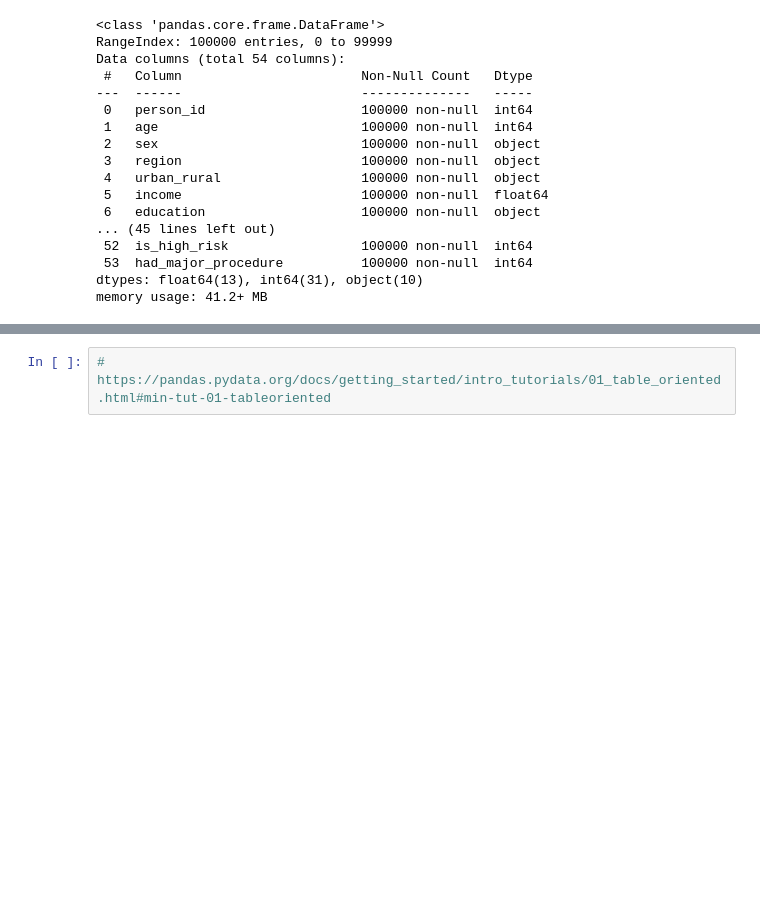
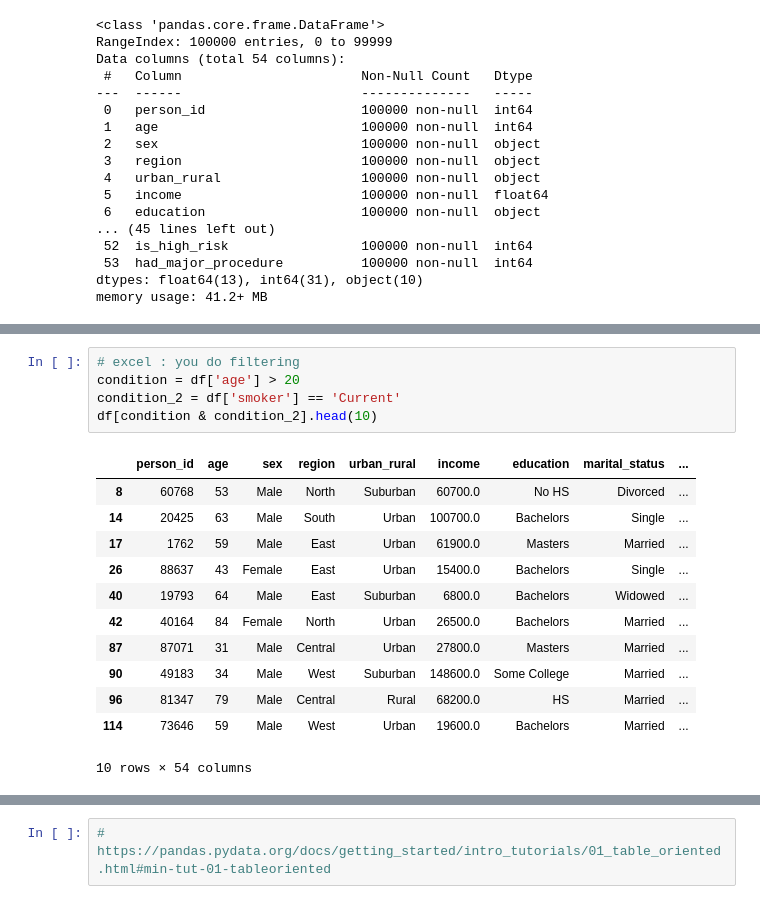
Before and after one commit to rahul8879/data_science_evng, a Jupyter notebook: 02_Data_analysis/01_Pandas_intorudction.ipynb, the cells around one changed output, grey strips where cells are left out. Cells and saved outputs as stored; diff of their text form; blank space fills up the shorter version.

```diff
--- a/02_Data_analysis/01_Pandas_intorudction.ipynb
+++ b/02_Data_analysis/01_Pandas_intorudction.ipynb
@@ -83,0 +119,18 @@ df['marital_status'].value_counts().plot(kind='bar')
+# %%
+# excel : you do filtering
+condition = df['age'] > 20
+condition_2 = df['smoker'] == 'Current'
+df[condition & condition_2].head(10)
+# %% [output]
+|  | person_id | age | sex | region | urban_rural | income | education | marital_status | ... |
+| 8 | 60768 | 53 | Male | North | Suburban | 60700.0 | No HS | Divorced | ... |
+| 14 | 20425 | 63 | Male | South | Urban | 100700.0 | Bachelors | Single | ... |
+| 17 | 1762 | 59 | Male | East | Urban | 61900.0 | Masters | Married | ... |
+| 26 | 88637 | 43 | Female | East | Urban | 15400.0 | Bachelors | Single | ... |
+| 40 | 19793 | 64 | Male | East | Suburban | 6800.0 | Bachelors | Widowed | ... |
+| 42 | 40164 | 84 | Female | North | Urban | 26500.0 | Bachelors | Married | ... |
+| 87 | 87071 | 31 | Male | Central | Urban | 27800.0 | Masters | Married | ... |
+| 90 | 49183 | 34 | Male | West | Suburban | 148600.0 | Some College | Married | ... |
+| 96 | 81347 | 79 | Male | Central | Rural | 68200.0 | HS | Married | ... |
+| 114 | 73646 | 59 | Male | West | Urban | 19600.0 | Bachelors | Married | ... |
+10 rows × 54 columns
```
Also changed, not shown: parts of 20 cells of this notebook, 18 other files.
